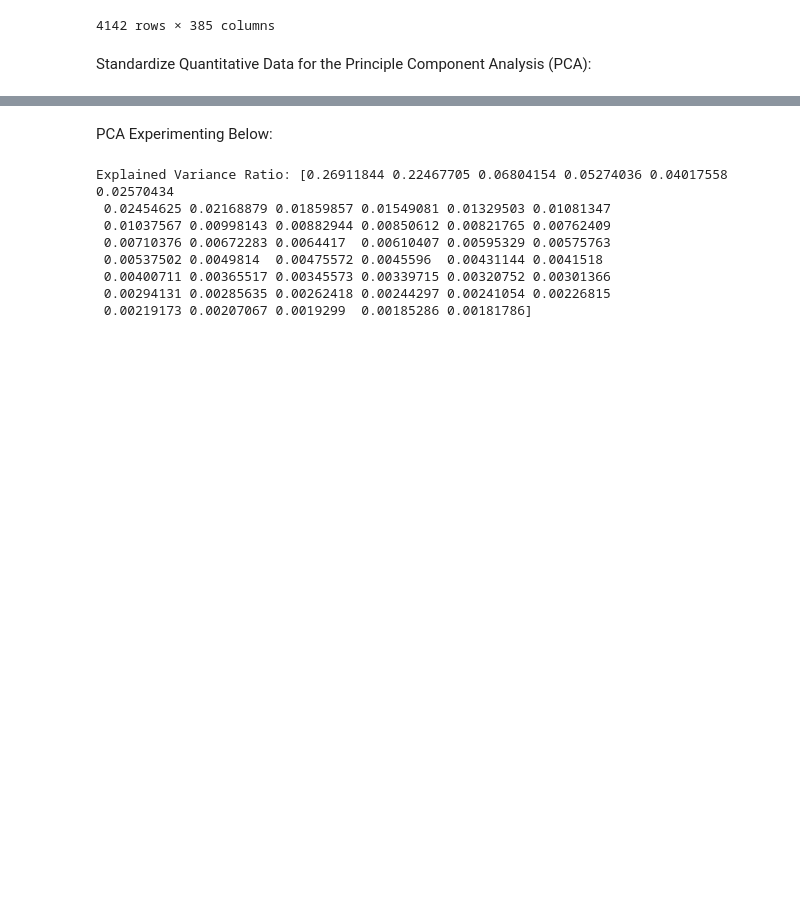
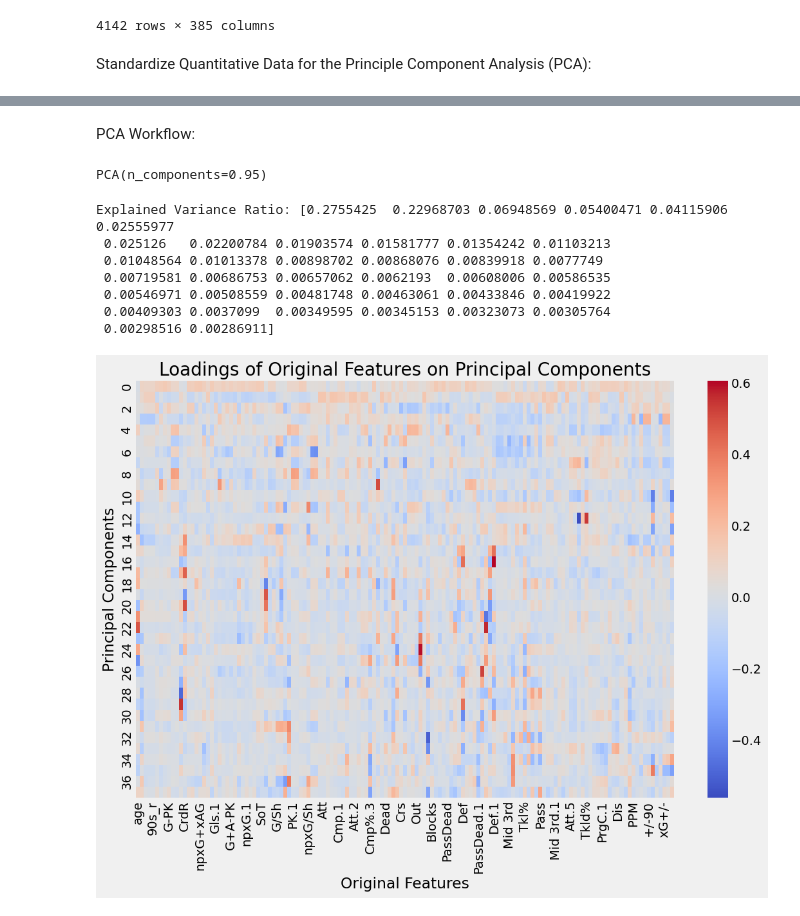
Before and after one commit to cmartins2001/player-valuation-model, a Jupyter notebook: clean_master_data_testing.ipynb, the cells around one changed output, grey strips where cells are left out. Saved outputs shown, nothing was run; the diff lists cells and outputs as text; code cells hidden in the pictures; blank space fills up the shorter version.

Commit message:
finished testing PCA in notebook; switching to developing a PCA data prep workflow script. also started a new .py for generating the analysis data. that gets done first

```diff
--- a/clean_master_data_testing.ipynb
+++ b/clean_master_data_testing.ipynb
@@ -289,21 +270,7 @@ data_to_scale = final_master_df.iloc[:, 6:146].values
 scaled_data = scaler.fit_transform(data_to_scale)
 
 # Create a DataFrame from the scaled data:
-scaled_df_only = pd.DataFrame(scaled_data, columns=final_master_df.columns[6:146])
+scaled_df = pd.DataFrame(scaled_data, columns=final_master_df.columns[6:146])
 
-# Define dataframe fragments for ease of concatenation:
-# left_df = final_master_df.iloc[:, :6] # not adding this to the scaled df for PCA since the variables are strings
-right_df = final_master_df.iloc[:, 146:]
-
-# Dimension check (optional):
-for index, df in enumerate([scaled_df_only, right_df]):
-    print(f'Row Count of DF {index}: {df.shape[0]}')
-    print()
-# NOTE: each of the DFs to be concatenated have the same row totals
-
-# Concatenate scaled columns with the rest of the DataFrame
-master_df_scaled = pd.concat([scaled_df_only, right_df], axis=1)
-master_df_scaled
-
-# Send standardized master file to a CSV in the source directory:
-# make_csv(source_data_dir, final_scaled_df, 'master_file_standardized')
+# # Send standardized master file to a CSV in the source directory:
+# make_csv(source_data_dir, master_df_scaled, 'master_file_standardized')
@@ -327,2 +276,0 @@ Row Count of DF 1: 4142
-# %% [markdown]
-PCA Experimenting Below:
@@ -329,15 +290,18 @@ PCA Experimenting Below:
+# %% [markdown]
+PCA Workflow:
 # %%
 # Test-train split of the standardized dataframe:
 from sklearn.model_selection import train_test_split
 
 # Start by using LN(Market Value) as the target variable:
-y = master_df_scaled['market_value_in_eur'] # using the actual value, not the natural log
-X = master_df_scaled.drop(columns='market_value_in_eur') # everything but the target variable
+y = scaled_df['market_value_in_eur'] # using the actual value, not the natural log
+X = scaled_df.drop(columns='market_value_in_eur') # everything but the target variable
 # Convert all feature column names to strings for PCA fitting:
 X.columns = X.columns.astype(str)
 
 # Conduct the test-train split:
-X_train, X_test, y_train, y_test = train_test_split(X, y, test_size=0.2, random_state=42) # random_state is just the seed for reproducability
+seed_value = 42
+X_train, X_test, y_train, y_test = train_test_split(X, y, test_size=0.2, random_state=seed_value)
 # %%
 # Try to fit a PCA on the training data:
 from sklearn.decomposition import PCA
@@ -347,18 +311,32 @@ pca = PCA(0.95) # "minimum number of components such that 95% of the variance is
 
 # Fit the model on the training features:
 pca.fit(X_train)
-
-# Check the explained variance ratio:
-print("Explained Variance Ratio:", pca.explained_variance_ratio_)
 # %% [output]
-Explained Variance Ratio: [0.26911844 0.22467705 0.06804154 0.05274036 0.04017558 0.02570434
- 0.02454625 0.02168879 0.01859857 0.01549081 0.01329503 0.01081347
- 0.01037567 0.00998143 0.00882944 0.00850612 0.00821765 0.00762409
- 0.00710376 0.00672283 0.0064417  0.00610407 0.00595329 0.00575763
- 0.00537502 0.0049814  0.00475572 0.0045596  0.00431144 0.0041518
- 0.00400711 0.00365517 0.00345573 0.00339715 0.00320752 0.00301366
- 0.00294131 0.00285635 0.00262418 0.00244297 0.00241054 0.00226815
- 0.00219173 0.00207067 0.0019299  0.00185286 0.00181786]
+PCA(n_components=0.95)
+# %%
+# Check the explained variance ratio:
+# print("Explained Variance Ratio:", pca.explained_variance_ratio_)
+
+# Print the component-feature correlation matrix (optional):
+pca_components_df = pd.DataFrame(pca.components_, columns=X_train.columns)
+# pca_components_df #.head()
+
+# Plot a heatmap of the PCA components and original features:
+plt.figure(figsize=(12, 8))
+sns.heatmap(pca_components_df, cmap='coolwarm', fmt=".2f") #annot=True,
+plt.title('Loadings of Original Features on Principal Components')
+plt.xlabel('Original Features')
+plt.ylabel('Principal Components')
+plt.show()
+# %% [output]
+Explained Variance Ratio: [0.2755425  0.22968703 0.06948569 0.05400471 0.04115906 0.02555977
+ 0.025126   0.02200784 0.01903574 0.01581777 0.01354242 0.01103213
+ 0.01048564 0.01013378 0.00898702 0.00868076 0.00839918 0.0077749
+ 0.00719581 0.00686753 0.00657062 0.0062193  0.00608006 0.00586535
+ 0.00546971 0.00508559 0.00481748 0.00463061 0.00433846 0.00419922
+ 0.00409303 0.0037099  0.00349595 0.00345153 0.00323073 0.00305764
+ 0.00298516 0.00286911]
+[figure, added]
 # %%
 # Transform the training and testing features using the learned transformation:
 X_train_pca = pca.transform(X_train)
```
Also changed, not shown: parts of 7 cells of this notebook, 3 other files.
